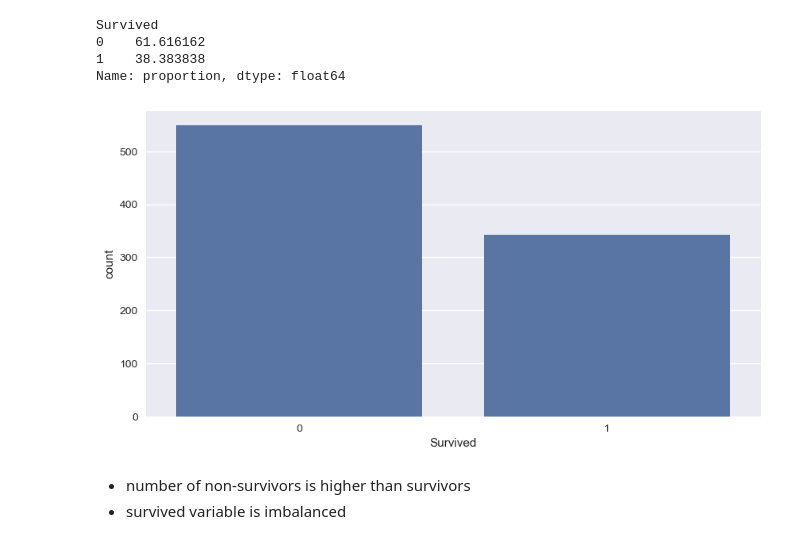
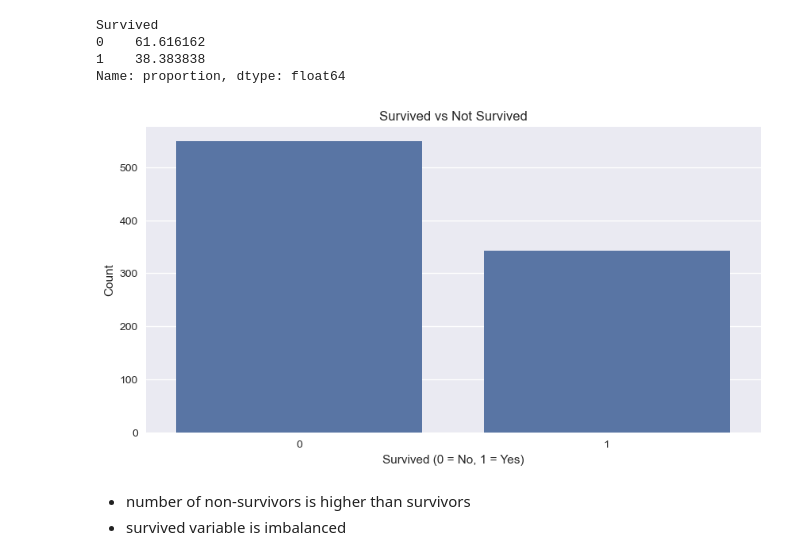
Before and after one commit to dareenhdeya/titanic-EDA, a Jupyter notebook: titanic.ipynb, the cells around one changed output. Cells and saved outputs as stored; diff of their text form; code cells hidden in the pictures.

```diff
--- a/titanic.ipynb
+++ b/titanic.ipynb
@@ -269,10 +275,13 @@ Survived
 Name: proportion, dtype: float64
 # %%
 plt.figure(figsize=(10,5))
+plt.title("Survived vs Not Survived")
 sns.barplot(x=df["Survived"].value_counts().index, y=df["Survived"].value_counts())
+plt.xlabel("Survived (0 = No, 1 = Yes)")
+plt.ylabel("Count")
 plt.show()
 # %% [output]
-[figure, old version]
+[figure, new version]
 # %% [markdown]
 - number of non-survivors is higher than survivors
 - survived variable is imbalanced
```
Also changed, not shown: parts of 37 cells of this notebook.
